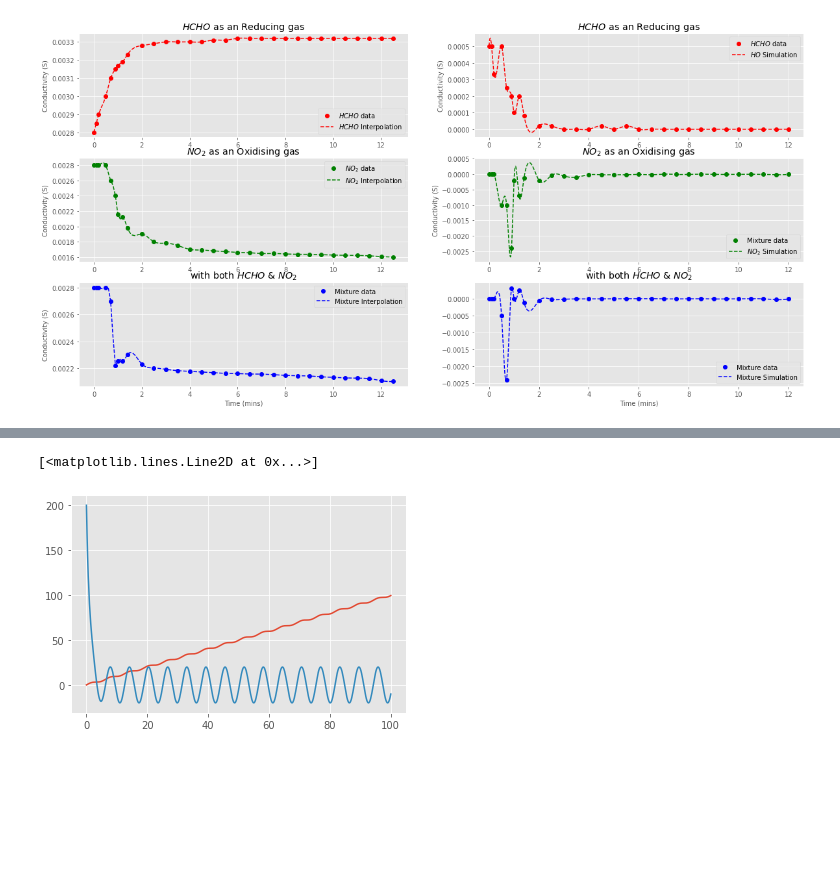
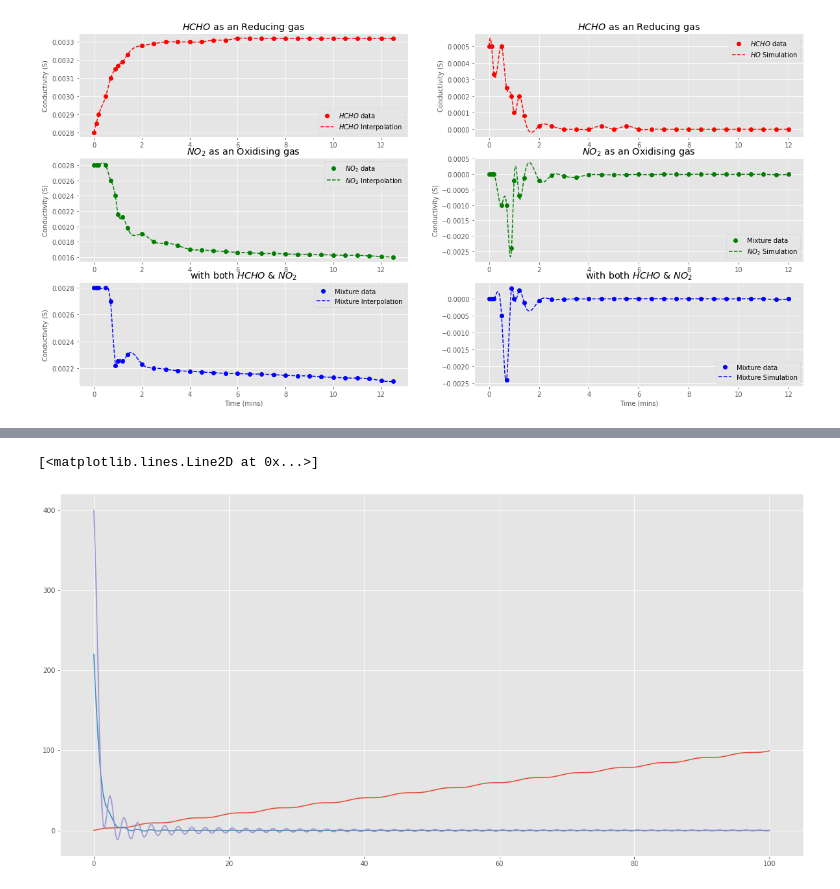
Before and after one commit to Blessing-Mvana-Nhlozi/Physics-Hons-Project, a Jupyter notebook: Gas_Sensor_Conductivity_Simulation.ipynb, the cells around one changed output, grey strips where cells are left out. Cells and saved outputs as stored; diff of their text form; code cells hidden in the pictures; blank space fills up the shorter version.

```diff
--- a/Gas_Sensor_Conductivity_Simulation.ipynb
+++ b/Gas_Sensor_Conductivity_Simulation.ipynb
@@ -267,8 +409,8 @@ plt.plot(xnew, f3(xnew), 'b--', t,g(0.0006,0.75,13)-(3/290000)*t,'r--')
 # %%
 q=np.linspace(0,100,500)
 plt.plot(q,q+np.sin(q))
-plt.plot(q,(200*e**-q) + (20*np.sin(q)))
-plt.plot(q,(200*e**-q) + (20*np.sin(q)))
+plt.plot(q,(200*e**-q) + (20*np.sinc(q)))
+plt.plot(q,(200*e**-q) + (200*np.sinc(q)))
 # %% [output]
 [<matplotlib.lines.Line2D at 0x...>]
-[figure, old version]
+[figure, new version]
```
Also changed, not shown: parts of 14 cells of this notebook.
